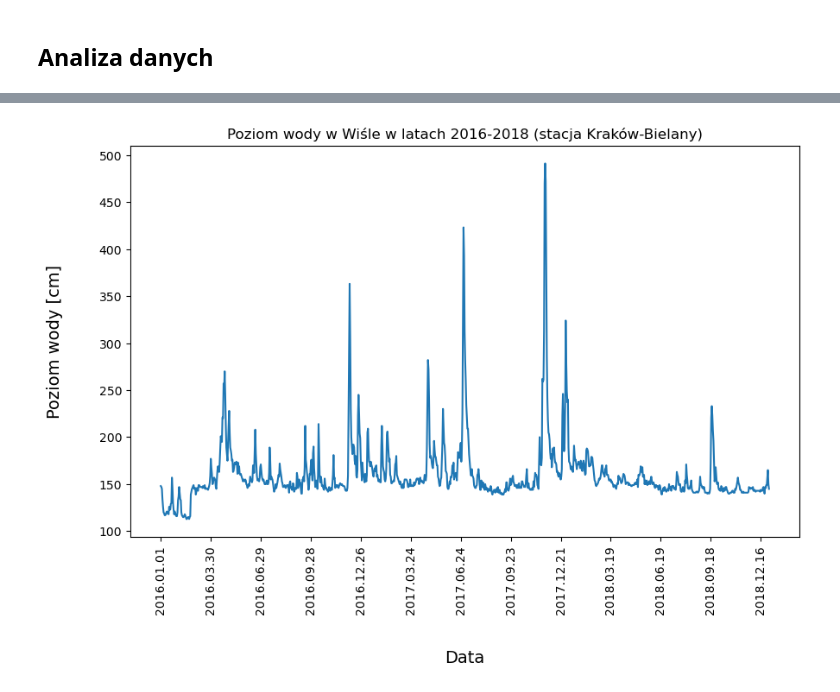
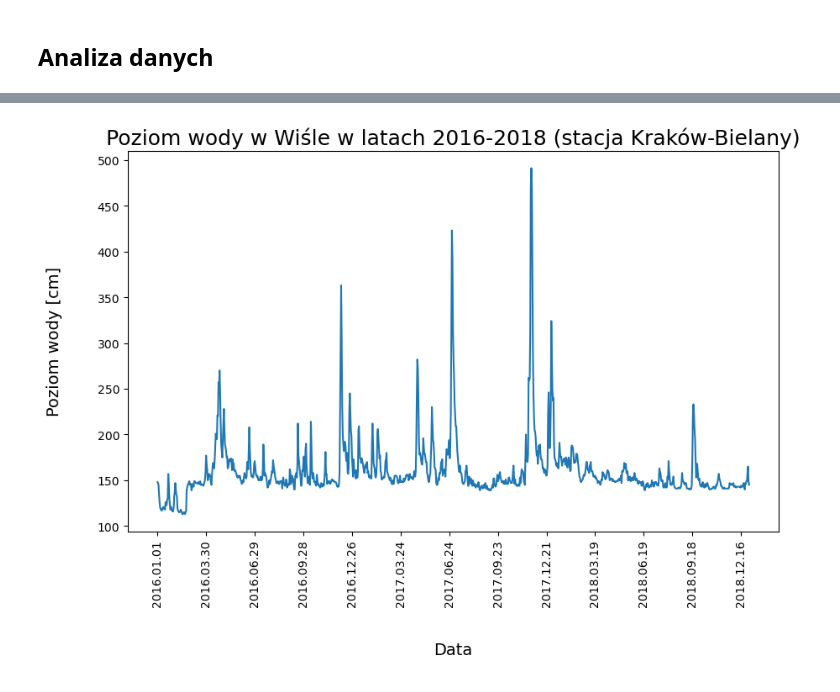
Before and after one commit to f1lem0n/vistula-level, a Jupyter notebook: main.ipynb, the cells around one changed output, grey strips where cells are left out. Saved outputs shown, nothing was run; the diff lists cells and outputs as text; code cells hidden in the pictures.

Commit message:
water level plot

```diff
--- a/main.ipynb
+++ b/main.ipynb
@@ -93,16 +93,18 @@ execution time: 1.8593151569366455 s
 | 3 | 150190340 | KRAKÓW-BIELANY | Wisła (2) | 2016.01.04 | 134 | 99999.999 | ... |
 | 4 | 150190340 | KRAKÓW-BIELANY | Wisła (2) | 2016.01.05 | 126 | 99999.999 | ... |
 # %%
-fig1 = plt.figure(figsize=(10, 6), dpi=100)
+fig1 = plt.figure(figsize=(10, 6), dpi=100, facecolor='#ffffff')
 plt.errorbar(
     x=KRK_BIELANY['Data'],
     y=KRK_BIELANY['Stan wody [cm]'],
     fmt='-'
 )
-plt.title('Poziom wody w Wiśle w latach 2016-2018 (stacja Kraków-Bielany)')
+plt.title('Poziom wody w Wiśle w latach 2016-2018 (stacja Kraków-Bielany)', fontdict={'fontsize':18})
 plt.ylabel('Poziom wody [cm]', fontdict={'fontsize':14}, labelpad=30)
 plt.xlabel('Data', fontdict={'fontsize':14}, labelpad=30)
 plt.xticks(KRK_BIELANY['Data'][::90], rotation=90)
+plt.savefig('output/fig1.png')
 plt.show()
+plt.close(fig1)
 # %% [output]
-[figure, old version]
+[figure, new version]
```
Also changed, not shown: parts of 1 cell of this notebook, 1 other file.
